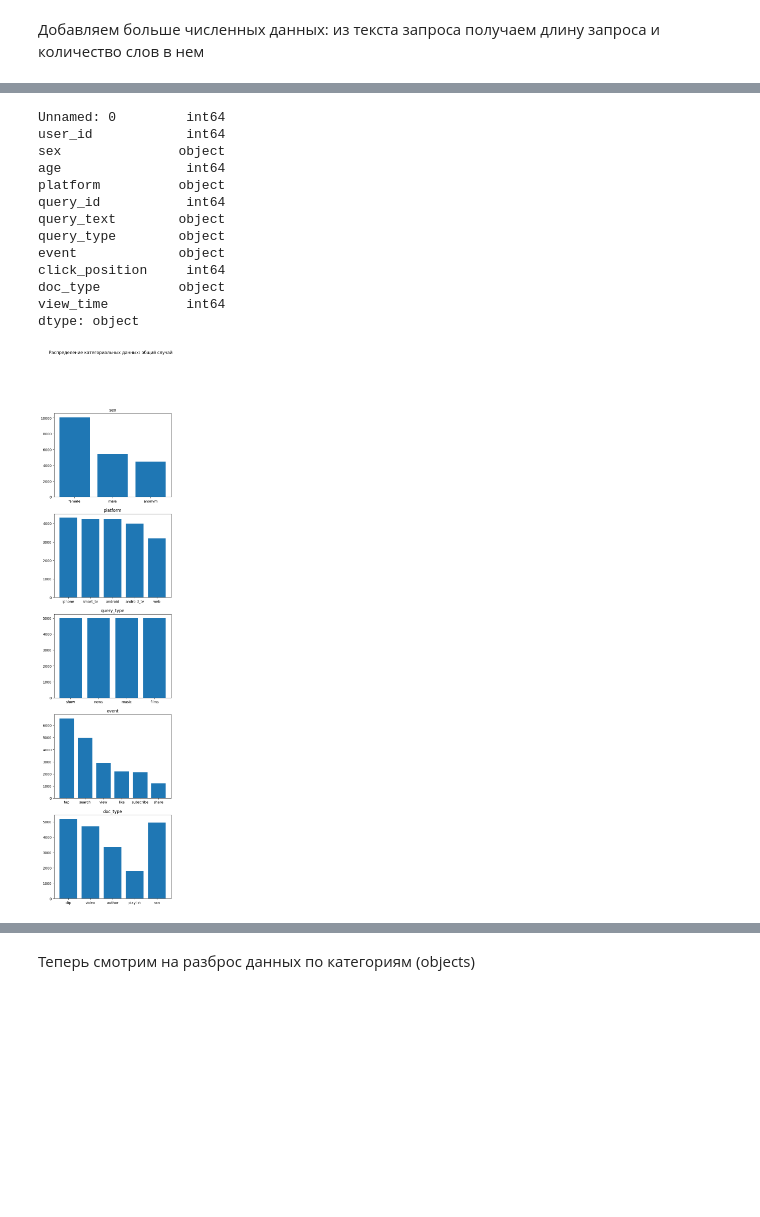
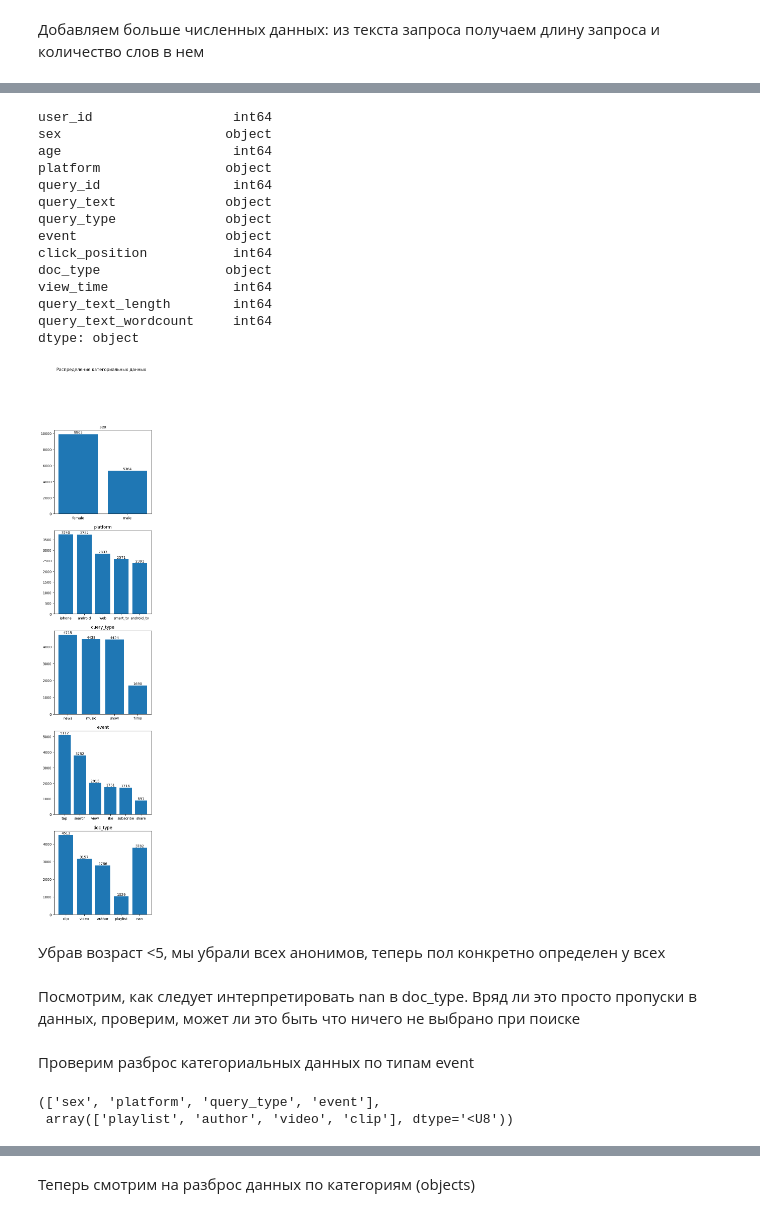
Before and after one commit to jian-shi1/vk-product-analyst-intern-test-task, a Jupyter notebook: task3_vitalii_antipovich.ipynb, the cells around one changed output, grey strips where cells are left out. Cells and saved outputs as stored; diff of their text form; code cells hidden in the pictures; blank space fills up the shorter version.

```diff
--- a/task3_vitalii_antipovich.ipynb
+++ b/task3_vitalii_antipovich.ipynb
@@ -51,0 +54,2 @@ dataset.describe()
+# %%
+dataset = dataset[dataset["age"] >= 5]
@@ -52,16 +68,17 @@ dataset.describe()
 # %%
 dataset.dtypes
 # %% [output]
-Unnamed: 0         int64
-user_id            int64
-sex               object
-age                int64
-platform          object
-query_id           int64
-query_text        object
-query_type        object
-event             object
-click_position     int64
-doc_type          object
-view_time          int64
+user_id                  int64
+sex                     object
+age                      int64
+platform                object
+query_id                 int64
+query_text              object
+query_type              object
+event                   object
+click_position           int64
+doc_type                object
+view_time                int64
+query_text_length        int64
+query_text_wordcount     int64
 dtype: object
@@ -68,18 +88,34 @@ dtype: object
 # %%
-obj_cols = list(dataset.select_dtypes(include='object').columns)
-obj_cols.remove("query_text")
 fig, axes = plt.subplots(len(obj_cols))
-fig.set_size_inches(6, len(obj_cols) * 5)
-fig.suptitle("Распределение категориальных данных: общий случай")
+fig.set_size_inches(5, len(obj_cols) * 5)
+fig.suptitle("Распределение категориальных данных")
 for i, obj_col in enumerate(obj_cols):
     df = pd.DataFrame([dataset[obj_col].value_counts()])
     cols = list(df.columns)
     vals = [df[col].iloc[0] for col in cols]
     nan_num = dataset[obj_col].isna().sum()
     if nan_num > 0:
         cols.append("nan")
         vals.append(nan_num)
-    axes[i].bar(cols, vals)
+    bars_container = axes[i].bar(cols, vals)
     axes[i].set_title(f"{obj_col}")
+    axes[i].bar_label(bars_container)
 # %% [output]
-[figure, old version]
+[figure, new version]
+# %% [markdown]
+Убрав возраст <5, мы убрали всех анонимов, теперь пол конкретно определен у всех
+# %% [markdown]
+Посмотрим, как следует интерпретировать nan в doc_type. Вряд ли это просто пропуски в данных, проверим, может ли это быть что ничего не выбрано при поиске
+# %% [markdown]
+Проверим разброс категориальных данных по типам event
+# %%
+obj_cols_by_doctype = obj_cols.copy()
+obj_cols_by_doctype.remove("doc_type")
+# отфильтруем по доктайпам
+doctypes = list(dataset["doc_type"].unique())
+doctypes.remove(np.nan)
+doctypes = np.array(doctypes)
+obj_cols_by_doctype, doctypes
+# %% [output]
+(['sex', 'platform', 'query_type', 'event'],
+ array(['playlist', 'author', 'video', 'clip'], dtype='<U8'))
```
Also changed, not shown: parts of 6 cells of this notebook.
